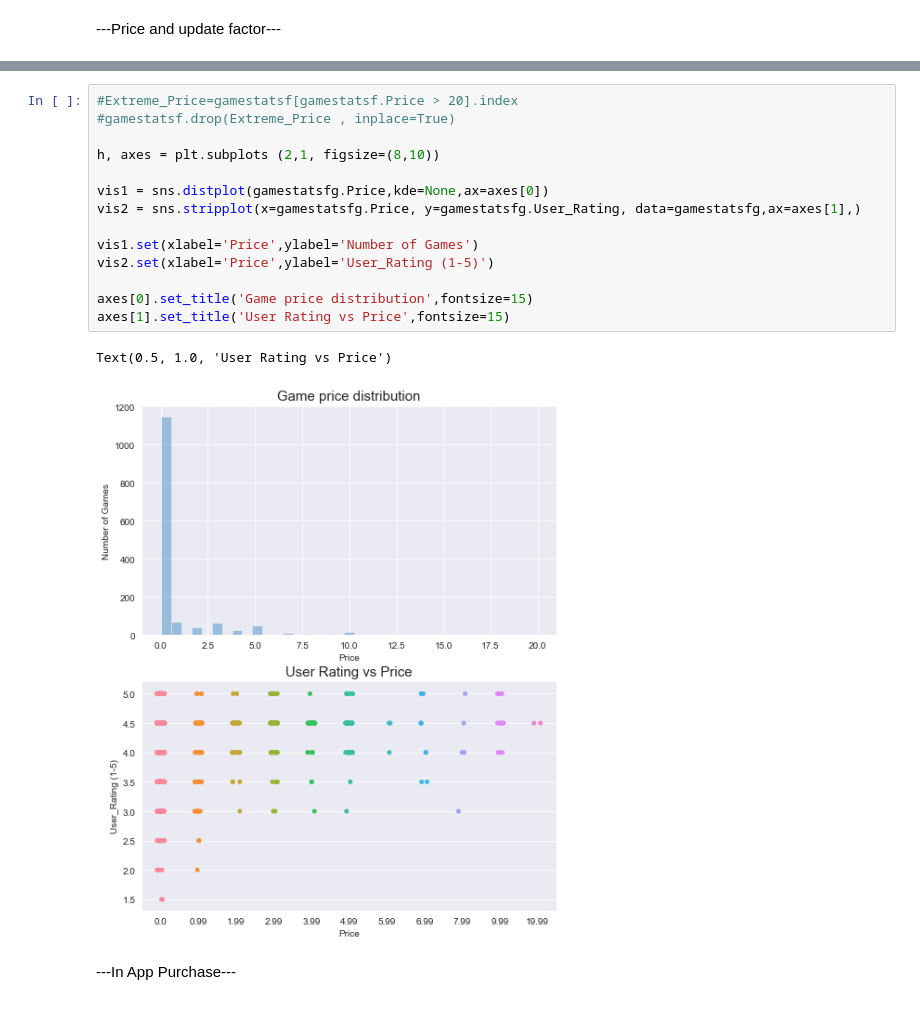
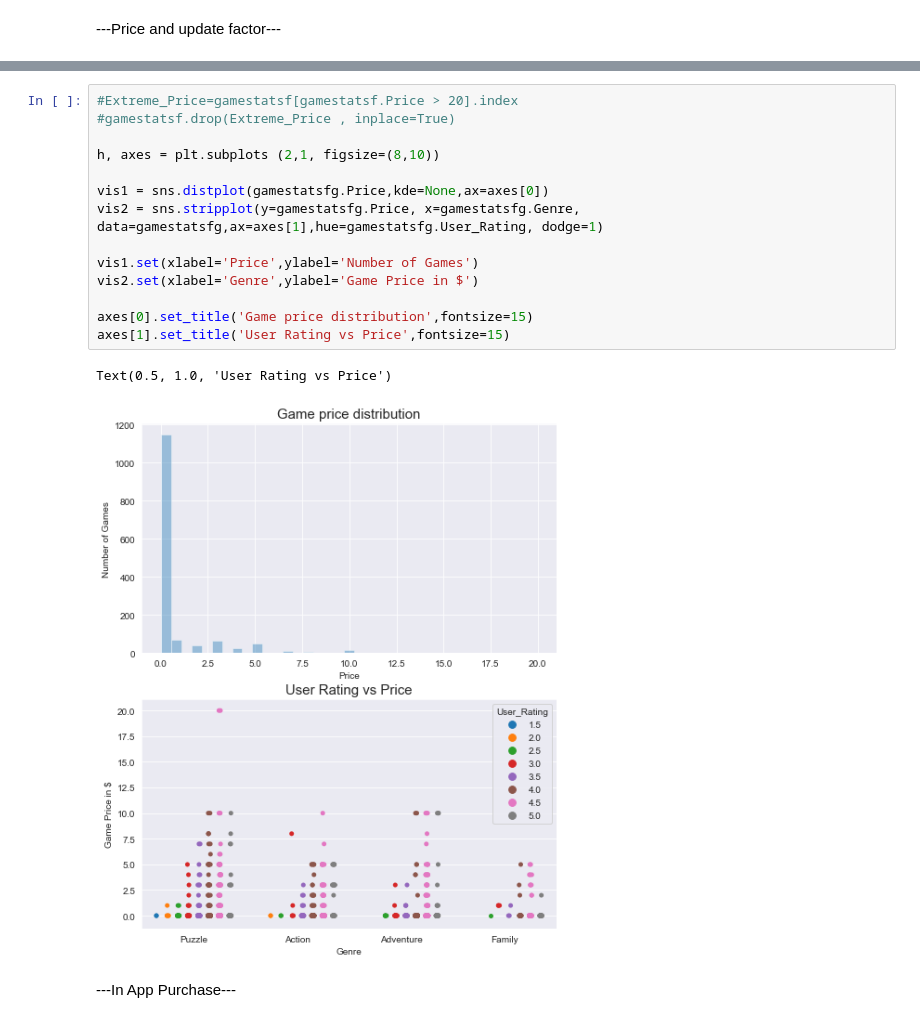
Before and after one commit to hkhoi/Mobile_Game_Analysis, a Jupyter notebook: 17K Mobile Game Analysis.ipynb, the cells around one changed output, grey strips where cells are left out. Drawn from its saved outputs; the diff is of its cells as text.

```diff
--- a/17K Mobile Game Analysis.ipynb
+++ b/17K Mobile Game Analysis.ipynb
@@ -208,20 +208,20 @@ memory usage: 315.1+ KB
 # %%
 #Extreme_Price=gamestatsf[gamestatsf.Price > 20].index
 #gamestatsf.drop(Extreme_Price , inplace=True)
 
 h, axes = plt.subplots (2,1, figsize=(8,10))
 
 vis1 = sns.distplot(gamestatsfg.Price,kde=None,ax=axes[0])
-vis2 = sns.stripplot(x=gamestatsfg.Price, y=gamestatsfg.User_Rating, data=gamestatsfg,ax=axes[1],)
+vis2 = sns.stripplot(y=gamestatsfg.Price, x=gamestatsfg.Genre, data=gamestatsfg,ax=axes[1],hue=gamestatsfg.User_Rating, dodge=1)
 
 vis1.set(xlabel='Price',ylabel='Number of Games')
-vis2.set(xlabel='Price',ylabel='User_Rating (1-5)')
+vis2.set(xlabel='Genre',ylabel='Game Price in $')
 
 axes[0].set_title('Game price distribution',fontsize=15)
 axes[1].set_title('User Rating vs Price',fontsize=15)
 # %% [output]
 Text(0.5, 1.0, 'User Rating vs Price')
-[figure, old version]
+[figure, new version]
 # %% [markdown]
 ---In App Purchase---
 # %%
```
Also changed, not shown: parts of 4 cells of this notebook.
